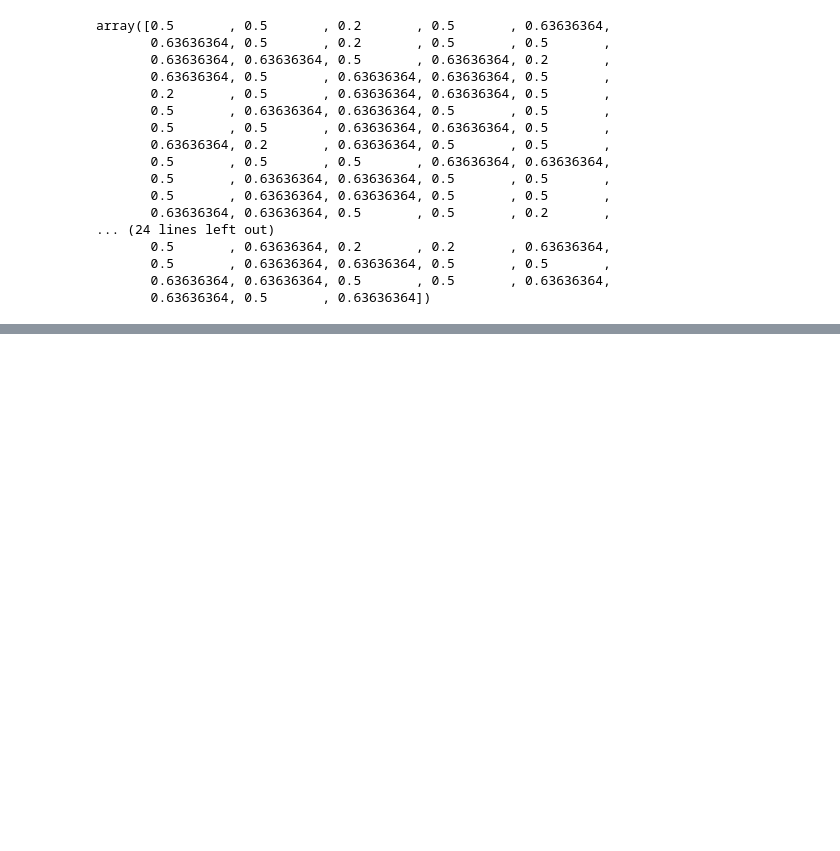
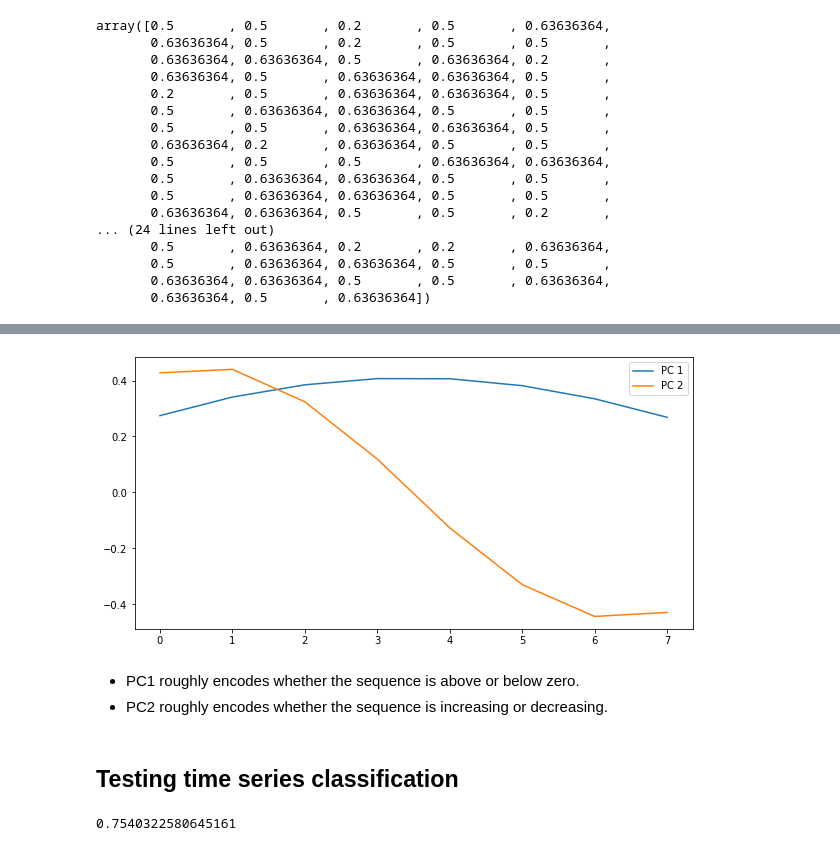
Before and after one commit to galenvincent/seq-GOF, a Jupyter notebook: testing.ipynb, the cells around one changed output, grey strips where cells are left out. Drawn from its saved outputs; the diff is of its cells as text; code cells hidden in the pictures; blank space fills up the shorter version.

```diff
--- a/testing.ipynb
+++ b/testing.ipynb
@@ -295,0 +388,13 @@ array([0.5       , 0.5       , 0.2       , 0.5       , 0.63636364,
+# %%
+plt.figure(figsize = (10, 5))
+plt.plot(s_pca.components_[0], label = 'PC 1')
+plt.plot(s_pca.components_[1], label = 'PC 2')
+plt.legend()
+plt.show()
+# %% [output]
+[figure, added]
+# %% [markdown]
+* PC1 roughly encodes whether the sequence is above or below zero.
+* PC2 roughly encodes whether the sequence is increasing or decreasing.
+# %% [markdown]
+## Testing time series classification
@@ -295,0 +410,4 @@ array([0.5       , 0.5       , 0.2       , 0.5       , 0.63636364,
+# %%
+accuracy_score(y_test, rf.predict(X_test))
+# %% [output]
+0.7540322580645161
```
Also changed, not shown: parts of 35 cells of this notebook, 2 other files.
